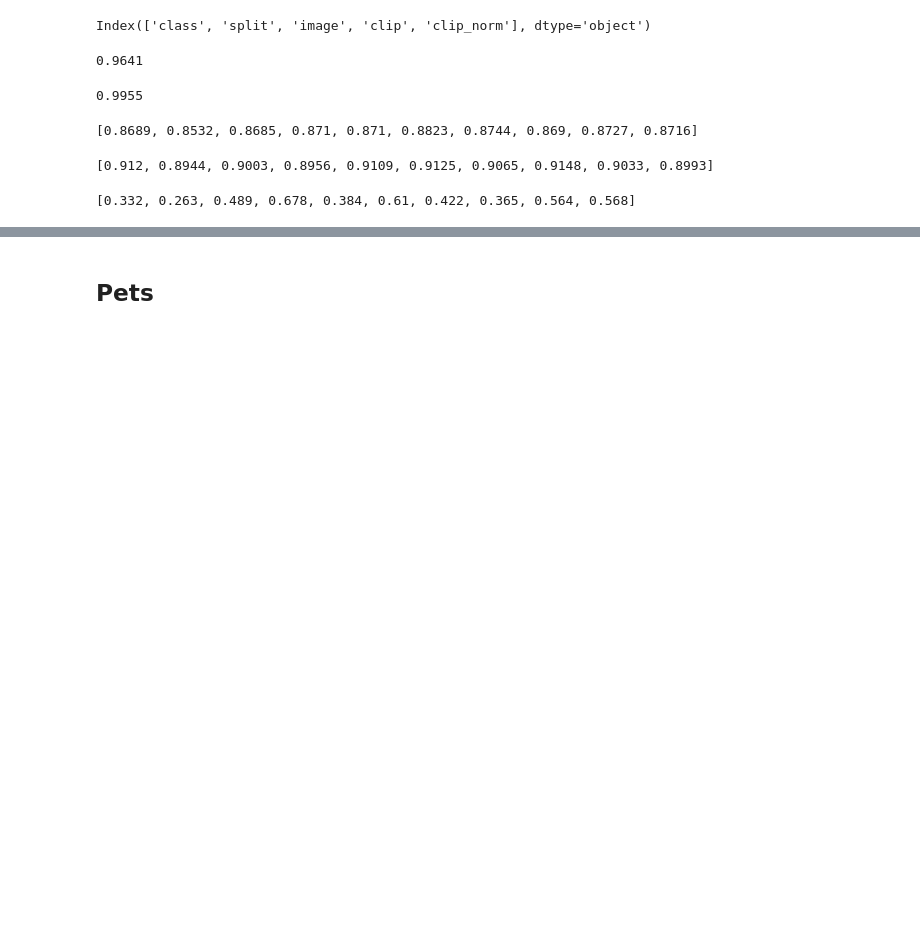
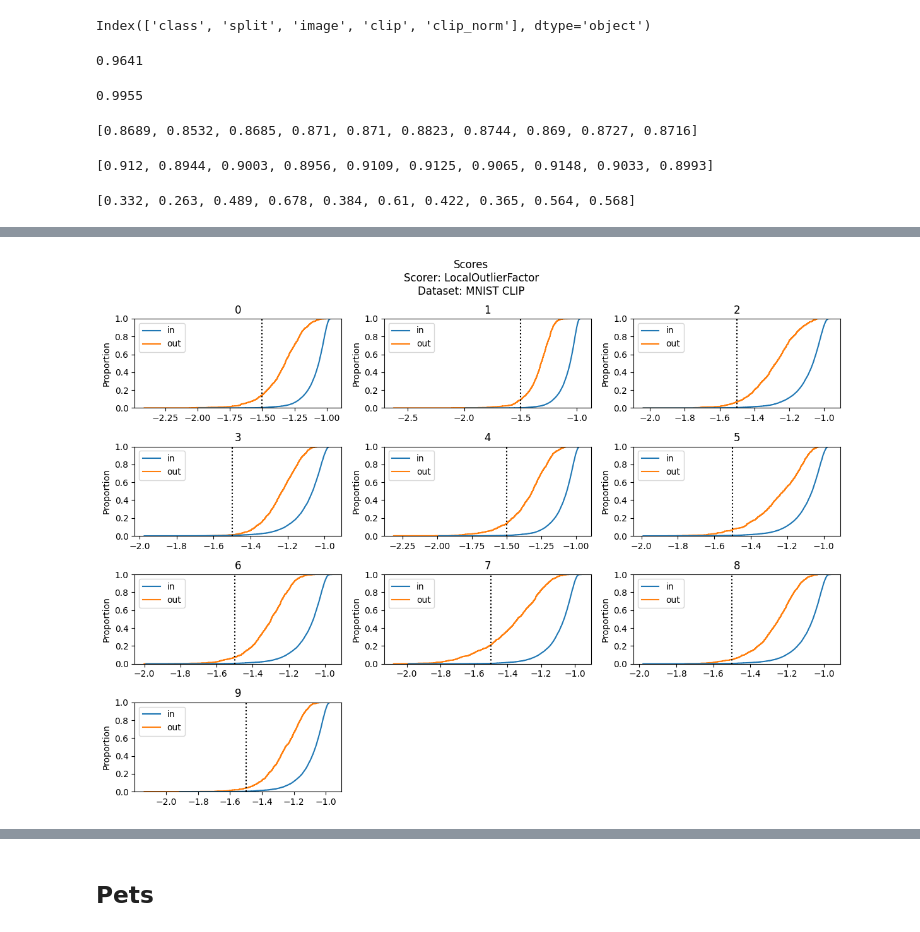
Before and after one commit to richardmillson/robust-classification, a Jupyter notebook: experiments.ipynb, the cells around one changed output, grey strips where cells are left out. Drawn from its saved outputs; the diff is of its cells as text; code cells hidden in the pictures; blank space fills up the shorter version.

```diff
--- a/experiments.ipynb
+++ b/experiments.ipynb
@@ -79,25 +100,17 @@ def plot_confusion_matrices(models: pd.DataFrame) -> None:
 # %%
-def plot_scores(models: pd.DataFrame) -> None:
-    fig, axes = plt.subplots(nrows=4, ncols=3, figsize=(12, 9))
-    xlim = (np.min(models["scores"].to_list()),
-            np.max(models["scores"].to_list()))
+def plot_scores(row: pd.Series | Mapping,
+                ax: Axes | None = None,
+                **kwargs) -> Axes:
+    if not ax:
+        ax = plt.gca()
 
-    for i, row in models.iterrows():
-        ax = axes.flatten()[i]
-        sns.ecdfplot(
-            x=row["scores"],
-            hue=np.where(row["decision_true"] == 1, "in", "out"),
-            hue_order=["in", "out"],
-            ax=ax,
-        )
-        ax.axvline(row["scorer"].offset_, color="red")
+    sns.ecdfplot(
+        x=row["scores"],
+        hue=np.where(row["decision_true"] == 1, "in", "out"),
+        hue_order=["in", "out"],
+        ax=ax,
+    )
+    ax.axvline(row["scorer"].offset_, color="black", linestyle=":", label="Threshold")
+    if "xlim" in kwargs:
         ax.set_xlim(xlim)
-        ax.title.set_text(row["class"])
-
-    if len(axes.flatten()) != models.shape[0]:
-        # Delete unused subplots.
-        for i in range(-1, -(len(axes.flatten()) - models.shape[0] + 1), -1):
-            fig.delaxes(axes.flatten()[i])
-
-    plt.tight_layout()
-    plt.show()
+    return ax
@@ -223,0 +212,9 @@ plot_roc(models)
+# %%
+xlim = (np.min(models["scores"].to_list()), np.max(models["scores"].to_list()))
+multi_model_plot(models,
+                 plot_scores,
+                 plot_name="Scores",
+                 data_name="MNIST CLIP",
+                 kwargs={"xlim": xlim})
+# %% [output]
+[figure, added]
```
Also changed, not shown: parts of 11 cells of this notebook.
